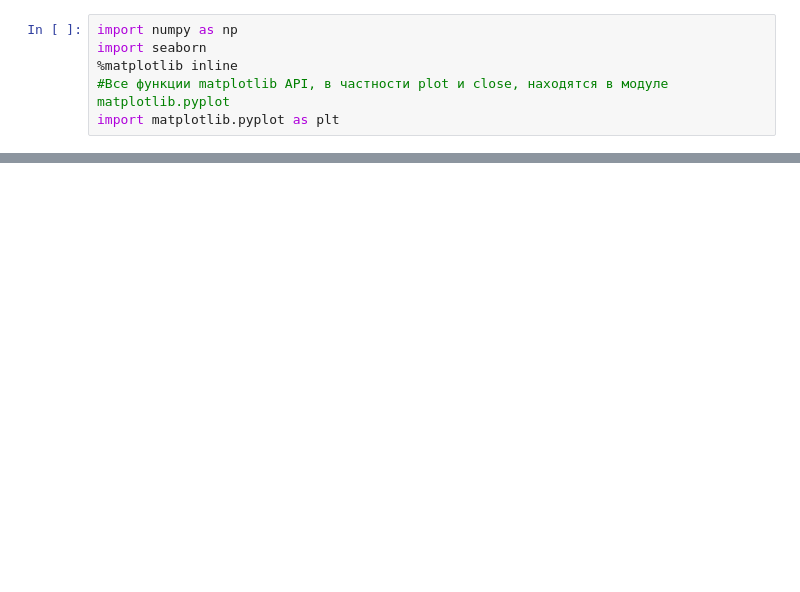
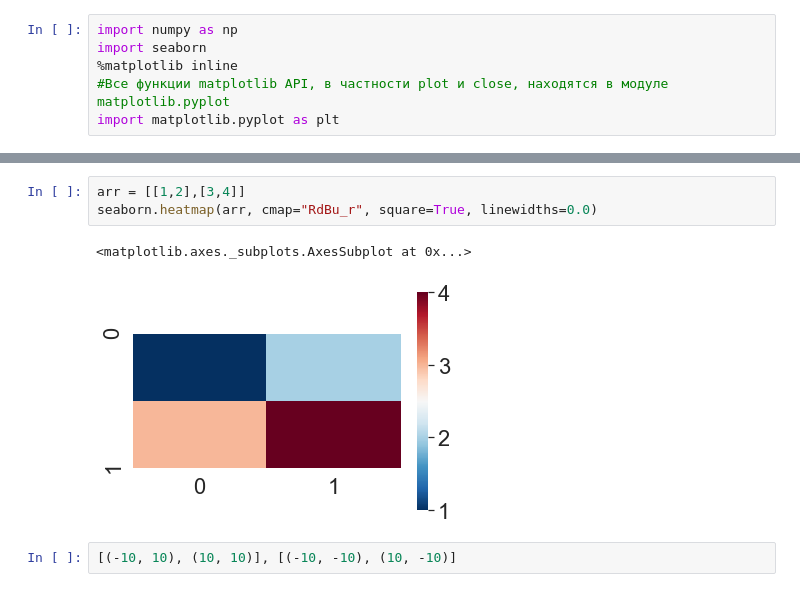
Before and after one commit to DifferentialOrange/custom-omni-wheel-vehicle-control, a Jupyter notebook: Plot.ipynb, the cells around one changed output, grey strips where cells are left out. Saved outputs shown, nothing was run; the diff lists cells and outputs as text; blank space fills up the shorter version.

```diff
--- a/Plot.ipynb
+++ b/Plot.ipynb
@@ -73,0 +91,8 @@ def pic(formatted_table, output):
+# %%
+arr = [[1,2],[3,4]]
+seaborn.heatmap(arr, cmap="RdBu_r", square=True, linewidths=0.0)
+# %% [output]
+<matplotlib.axes._subplots.AxesSubplot at 0x...>
+[figure, added]
+# %%
+[(-10, 10), (10, 10)], [(-10, -10), (10, -10)]
```
Also changed, not shown: parts of 9 cells of this notebook, 2 other files.
